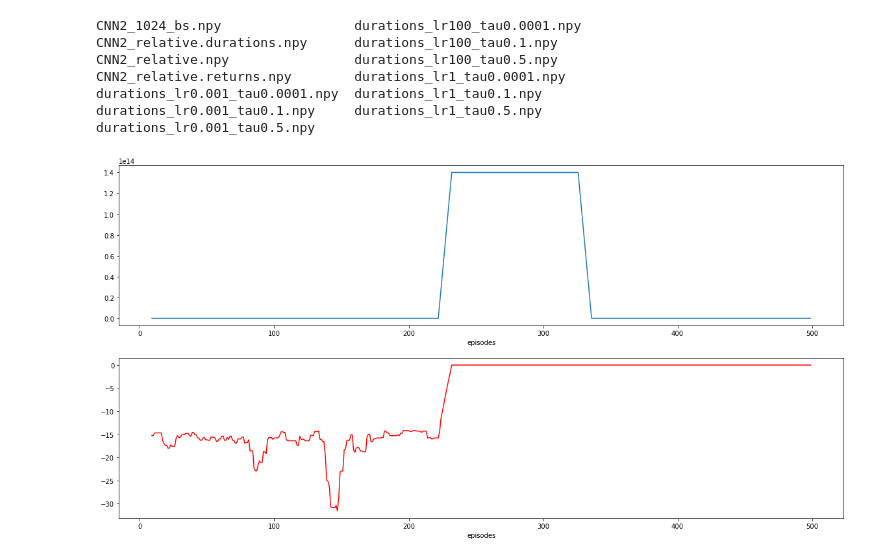
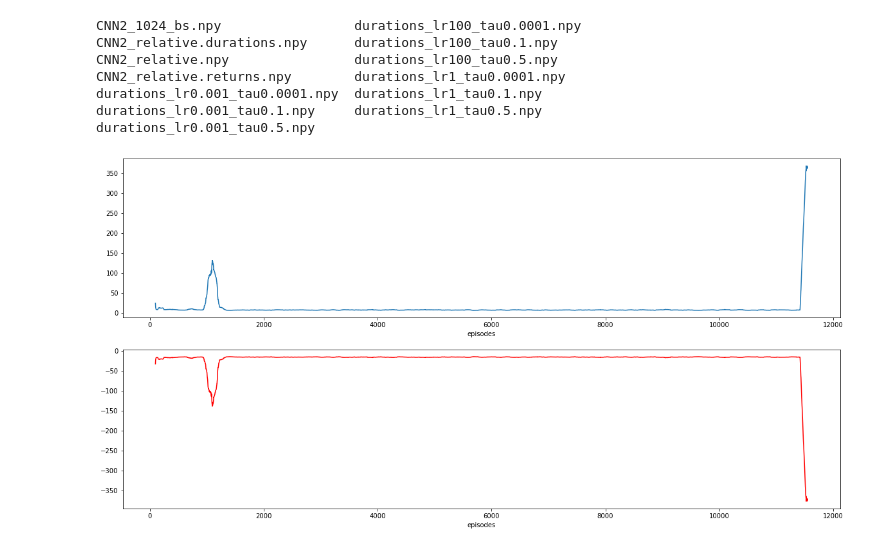
Before and after one commit to zanocrate/snake-rl, a Jupyter notebook: plot.ipynb, the cells around one changed output. Saved outputs shown, nothing was run; the diff lists cells and outputs as text; code cells hidden in the pictures.

```diff
--- a/plot.ipynb
+++ b/plot.ipynb
@@ -27,7 +27,7 @@ z.index.name='episodes'
 df = pd.DataFrame([y,z]).transpose()
 # %%
 fig,axs=plt.subplots(2,1,figsize=[20,10])
-df['Durations'].iloc[:500].rolling(10).mean().plot(ax=axs[0]);
-df['Returns'].iloc[:500].rolling(10).mean().plot(ax=axs[1],color='red');
+df['Durations'].rolling(100).mean().plot(ax=axs[0]);
+df['Returns'].rolling(100).mean().plot(ax=axs[1],color='red');
 # %% [output]
-[figure, old version]
+[figure, new version]
```
Also changed, not shown: 6 other files.
